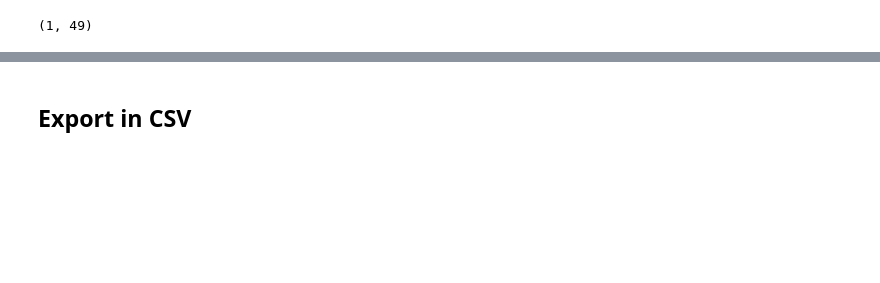
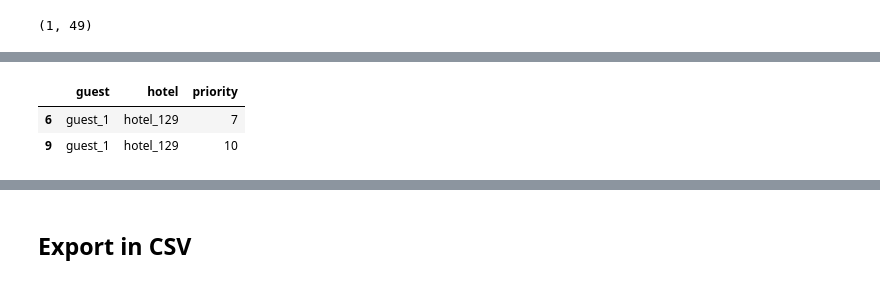
Before and after one commit to giacomonottoli/sogni_doro, a Jupyter notebook: explore_data.ipynb, the cells around one changed output, grey strips where cells are left out. Drawn from its saved outputs; the diff is of its cells as text; code cells hidden in the pictures; blank space fills up the shorter version.

```diff
--- a/explore_data.ipynb
+++ b/explore_data.ipynb
@@ -170,0 +190,6 @@ memory usage: 3.0+ MB
+# %%
+df_pref[(df_pref.guest=='guest_1') & (df_pref.hotel=='hotel_129')]
+# %% [output]
+|  | guest | hotel | priority |
+| 6 | guest_1 | hotel_129 | 7 |
+| 9 | guest_1 | hotel_129 | 10 |
```
Also changed, not shown: parts of 16 cells of this notebook, 3 other files.
